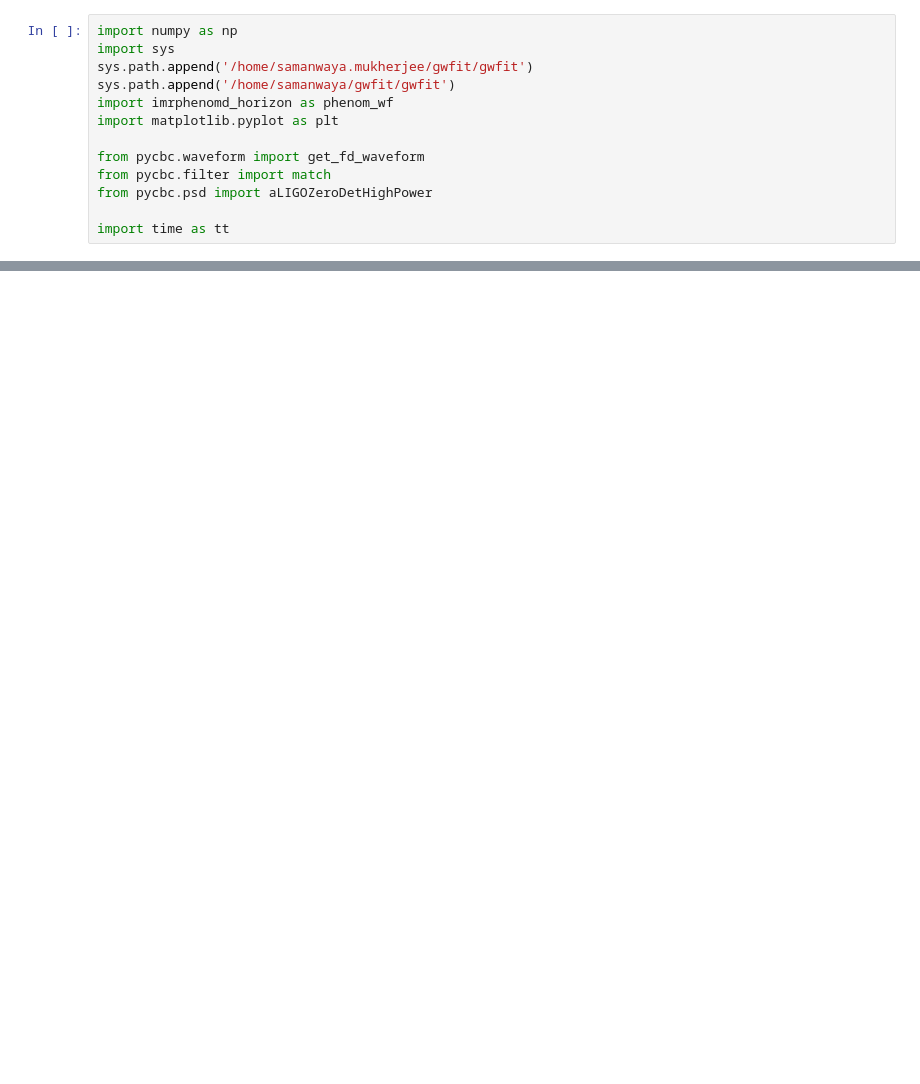
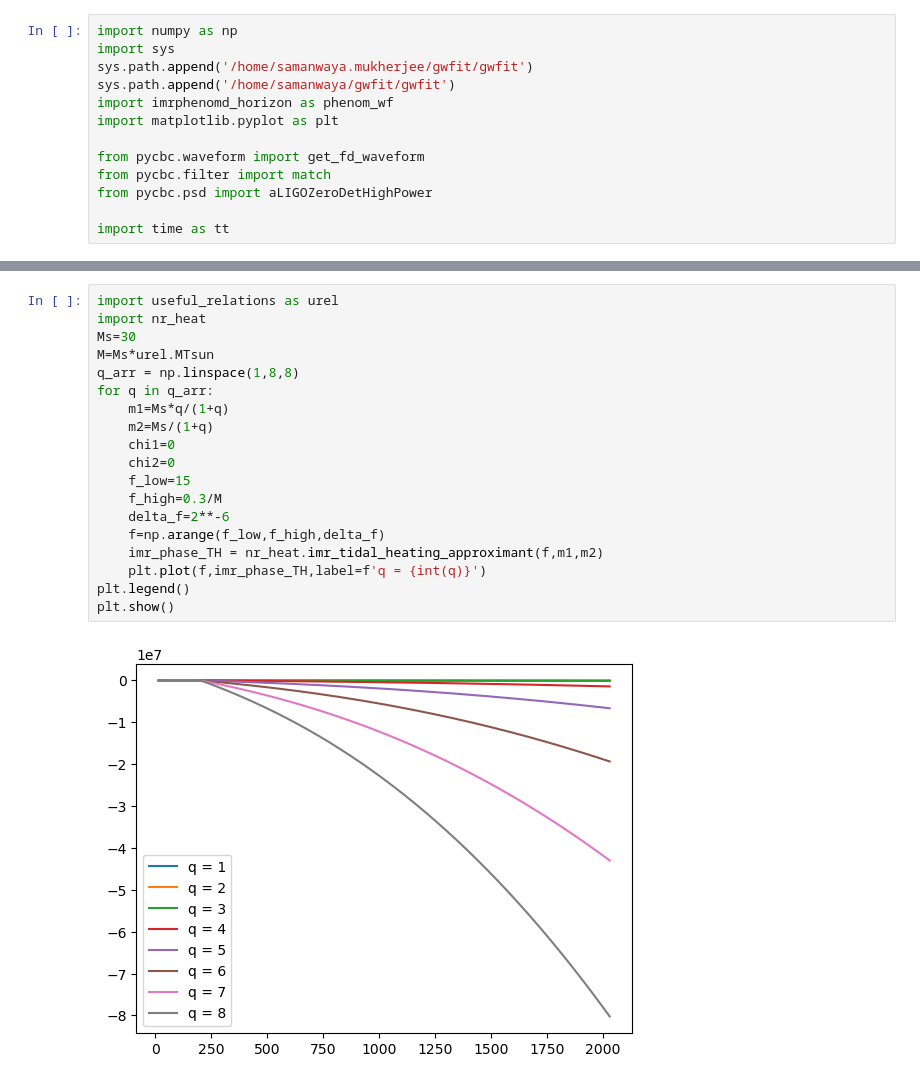
Before and after one commit to samanwaya-mukherjee/gwfit, a Jupyter notebook: notebooks/waveform_test.ipynb, the cells around one changed output, grey strips where cells are left out. Saved outputs shown, nothing was run; the diff lists cells and outputs as text; blank space fills up the shorter version.

```diff
--- a/notebooks/waveform_test.ipynb
+++ b/notebooks/waveform_test.ipynb
@@ -131,0 +154,21 @@ The mismatch is: 0.85%
+# %%
+import useful_relations as urel
+import nr_heat
+Ms=30
+M=Ms*urel.MTsun
+q_arr = np.linspace(1,8,8)
+for q in q_arr:
+    m1=Ms*q/(1+q)
+    m2=Ms/(1+q)
+    chi1=0
+    chi2=0
+    f_low=15
+    f_high=0.3/M
+    delta_f=2**-6
+    f=np.arange(f_low,f_high,delta_f)
+    imr_phase_TH = nr_heat.imr_tidal_heating_approximant(f,m1,m2)
+    plt.plot(f,imr_phase_TH,label=f'q = {int(q)}')
+plt.legend()
+plt.show()
+# %% [output]
+[figure, added]
```
Also changed, not shown: parts of 3 cells of this notebook, 1 other file.
